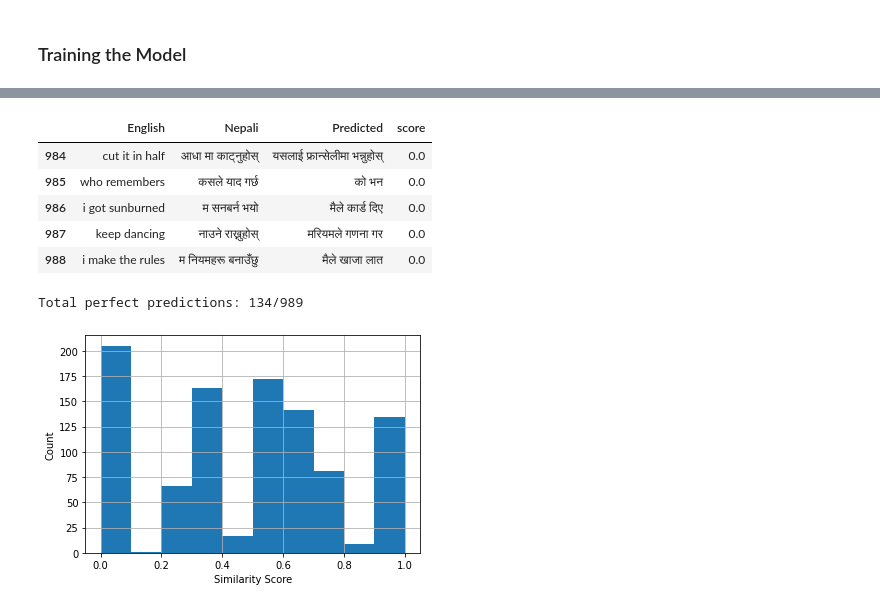
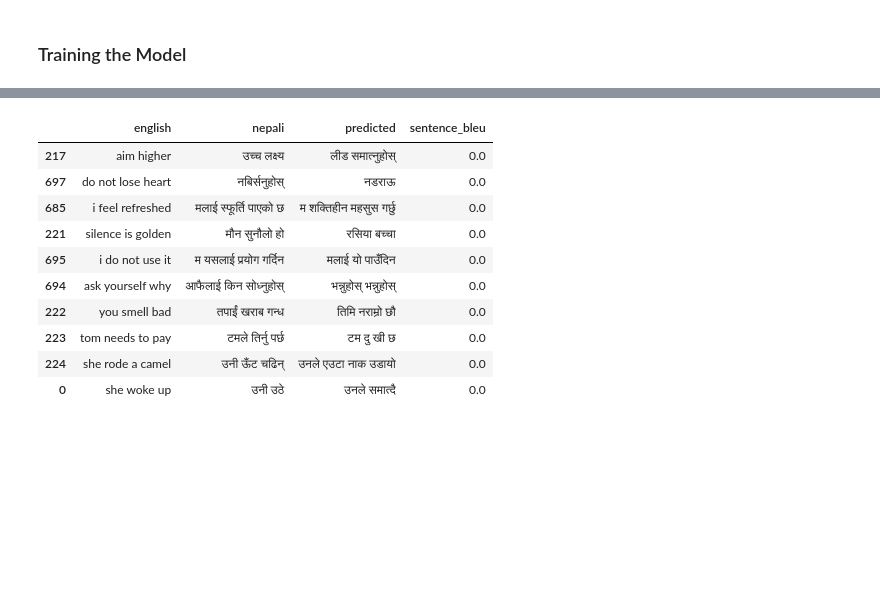
Before and after one commit to Wangsherpa/english_to_nepali_translation, a Jupyter notebook: NMT_Project.ipynb, the cells around one changed output, grey strips where cells are left out. Saved outputs shown, nothing was run; the diff lists cells and outputs as text; code cells hidden in the pictures; blank space fills up the shorter version.

```diff
--- a/NMT_Project.ipynb
+++ b/NMT_Project.ipynb
@@ -602,7 +955,7 @@ plt.show()
 # %%
 def evaluate(sentence):
     attention_plot = np.zeros((nepali_maxlen, english_maxlen))
-    inputs = [english_tokenizer.word_index[i] for i in sentence.split()]
+    inputs = [english_tokenizer.texts_to_sequences([i])[0][0] for i in sentence.split()]
     inputs = pad_sequences([inputs], maxlen=english_maxlen, padding="post")
     inputs = tf.convert_to_tensor(inputs)
     result = ''
@@ -687,0 +1042,6 @@ prediction_df.head()
+# %%
+# load the predicitons
+model_1_predictions = pd.read_csv(prediction_dir + '/model_1_predictions.csv')
+model_2_predictions = pd.read_csv(prediction_dir + '/model_2_predictions.csv')
+model_3_predictions = pd.read_csv(prediction_dir + '/model_3_predictions.csv')
+model_4_predictions = pd.read_csv(prediction_dir + '/model_4_predictions.csv')
@@ -687,0 +1089,17 @@ prediction_df.head()
+# %%
+# Check out some good and bad predictions
+
+# calculate sentence bleu
+def calculate_sentence_bleu(prediction_df):
+    scores = []
+    for row in prediction_df.itertuples():
+        org = row.nepali.split()
+        pred = row.predicted.split()
+        score = sentence_bleu([org], pred, smoothing_function=SmoothingFunction().method1)
+        scores.append(score)
+    return scores
+# %%
+# calculate sentence_bleu score for each translation
+model_4_predictions['sentence_bleu'] = calculate_sentence_bleu(model_4_predictions)
+# sort using sentence_bleu score
+sorted_ = model_4_predictions.sort_values(by='sentence_bleu', ascending=False)
@@ -688,22 +1121,15 @@ prediction_df.head()
 # %%
-# Worst predictions
-prediction_df.tail()
+# Some bad predictions
+sorted_.tail(10)
 # %% [output]
-|  | English | Nepali | Predicted | score |
-| 984 | cut it in half | आधा मा काट्नुहोस् | यसलाई फ्रान्सेलीमा भन्नुहोस् | 0.0 |
-| 985 | who remembers | कसले याद गर्छ | को भन | 0.0 |
-| 986 | i got sunburned | म सनबर्न भयो | मैले कार्ड दिए | 0.0 |
-| 987 | keep dancing | नाउने राख्नुहोस् | मरियमले गणना गर | 0.0 |
-| 988 | i make the rules | म नियमहरू बनाउँछु | मैले खाजा लात | 0.0 |
+|  | english | nepali | predicted | sentence_bleu |
+| 217 | aim higher | उच्च लक्ष्य | लीड समात्नुहोस् | 0.0 |
+| 697 | do not lose heart | नबिर्सनुहोस् | नडराऊ | 0.0 |
+| 685 | i feel refreshed | मलाई स्फूर्ति पाएको छ | म शक्तिहीन महसुस गर्छु | 0.0 |
+| 221 | silence is golden | मौन सुनौलो हो | रसिया बच्चा | 0.0 |
+| 695 | i do not use it | म यसलाई प्रयोग गर्दिन | मलाई यो पाउँदिन | 0.0 |
+| 694 | ask yourself why | आफैलाई किन सोध्नुहोस् | भन्नुहोस् भन्नुहोस् | 0.0 |
+| 222 | you smell bad | तपाईं खराब गन्ध | तिमि नराम्रो छौ | 0.0 |
+| 223 | tom needs to pay | टमले तिर्नु पर्छ | टम दु खी छ | 0.0 |
+| 224 | she rode a camel | उनी ऊँट चढिन् | उनले एउटा नाक उडायो | 0.0 |
+| 0 | she woke up | उनी उठे | उनले समात्दै | 0.0 |
-# %%
-print("Total perfect predictions: {}/{}".format(len(prediction_df[prediction_df.score == 1.0]), len(X_test)))
-# %% [output]
-Total perfect predictions: 134/989
-# %%
-# Plot the score distribution
-prediction_df.score.hist()
-plt.xlabel("Similarity Score")
-plt.ylabel("Count")
-plt.show()
-# %% [output]
-[figure, removed]
```
Also changed, not shown: parts of 79 cells of this notebook.
